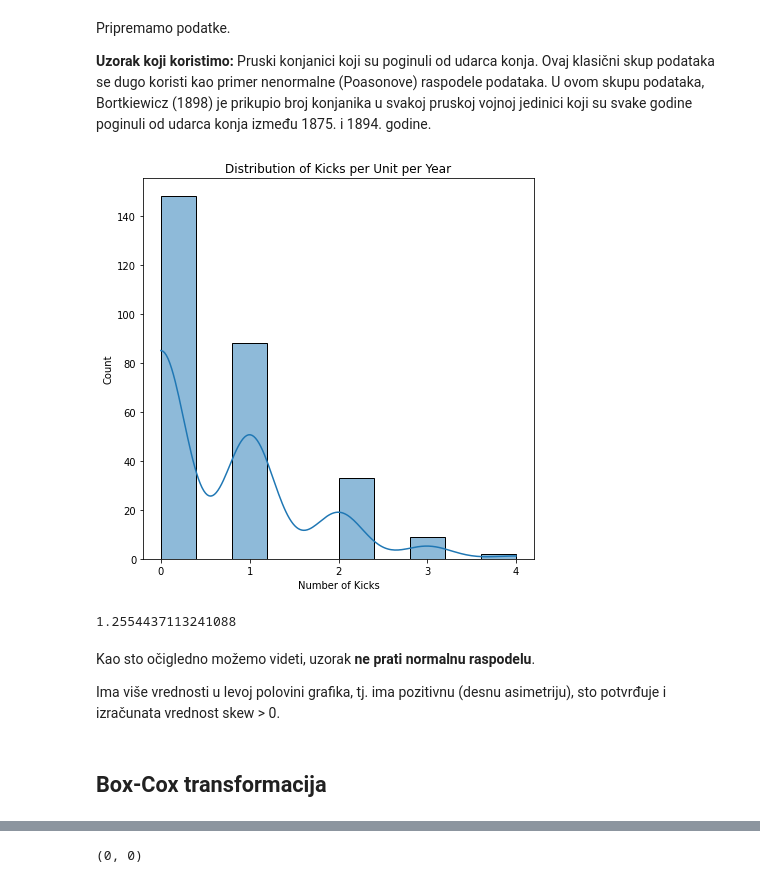
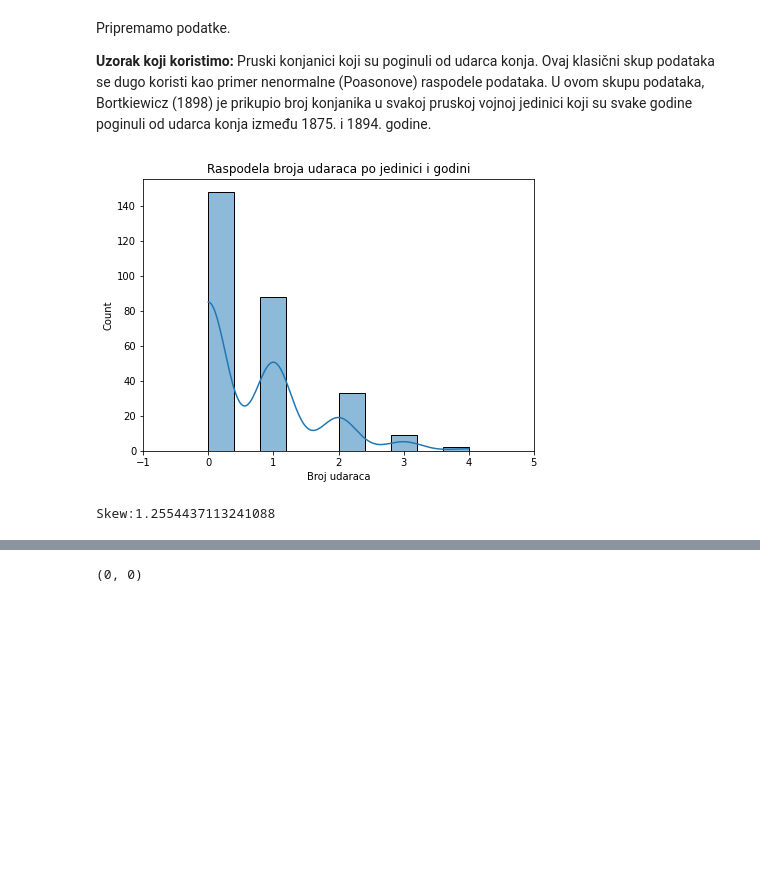
Before and after one commit to Sara18022/PowerTransformations, a Jupyter notebook: 02_box-cox.ipynb, the cells around one changed output, grey strips where cells are left out. Saved outputs shown, nothing was run; the diff lists cells and outputs as text; code cells hidden in the pictures; blank space fills up the shorter version.

```diff
--- a/02_box-cox.ipynb
+++ b/02_box-cox.ipynb
@@ -40,24 +40,18 @@ data.to_csv('data/prussian_horse_kick_data.csv', index=False)
 # %%
 melted_data = data.melt(id_vars=['Year'], var_name='Unit', value_name='Kicks')
 
-# Plotovanje distribucije broja udaraca po jedinici godišnje
-plt.figure(figsize = (7, 7))
+# Graficki prikaz raspodele broja udaraca po jedinici godišnje
+plt.figure(figsize = (7, 5))
 sns.histplot(melted_data['Kicks'], bins=10, kde=True)
-plt.title('Distribution of Kicks per Unit per Year')
-plt.xlabel('Number of Kicks')
+plt.title('Raspodela broja udaraca po jedinici i godini')
+plt.xlabel('Broj udaraca')
 
-plt.xticks([0, 1, 2, 3, 4])
+plt.xticks([-1, 0, 1, 2, 3, 4, 5])
 plt.show()
 
 # Racunamo asimetriju
 skew_val = skew(melted_data['Kicks'], axis=0, bias=True)
-print(skew_val)
+print('Skew:{}'.format(skew_val))
 # %% [output]
-[figure, old version]
+[figure, new version]
-1.2554437113241088
+Skew:1.2554437113241088
-# %% [markdown]
-Kao sto očigledno možemo videti, uzorak **ne prati normalnu raspodelu**.
-
-Ima više vrednosti u levoj polovini grafika, tj. ima pozitivnu (desnu asimetriju), sto potvrđuje i izračunata vrednost skew > 0.
-# %% [markdown]
-## Box-Cox transformacija
```
Also changed, not shown: parts of 35 cells of this notebook, 1 other file.
